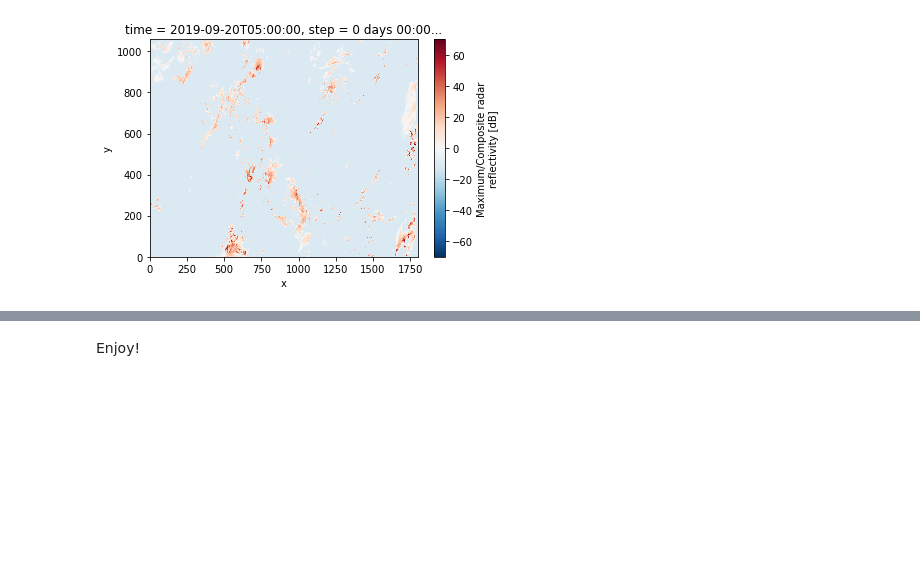
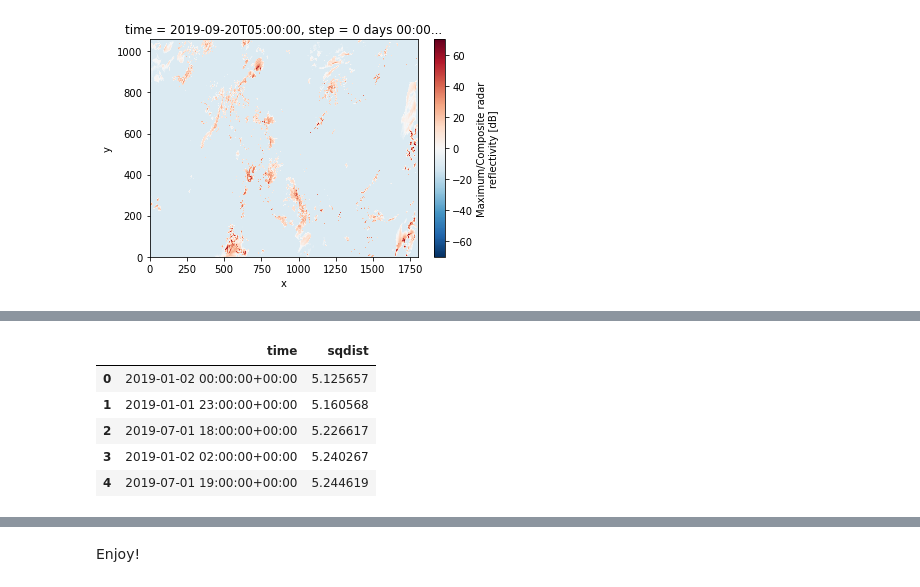
Before and after one commit to GoogleCloudPlatform/ml-design-patterns, a Jupyter notebook: 02_data_representation/weather_search/wx_embeddings.ipynb, the cells around one changed output, grey strips where cells are left out. Cells and saved outputs as stored; diff of their text form; code cells hidden in the pictures; blank space fills up the shorter version.

```diff
--- a/02_data_representation/weather_search/wx_embeddings.ipynb
+++ b/02_data_representation/weather_search/wx_embeddings.ipynb
@@ -545,0 +597,9 @@ gs://high-resolution-rapid-refresh/hrrr.20190920/conus/hrrr.t05z.wrfsfcf00.grib2
+# %%
+df
+# %% [output]
+|  | time | sqdist |
+| 0 | 2019-01-02 00:00:00+00:00 | 5.125657 |
+| 1 | 2019-01-01 23:00:00+00:00 | 5.160568 |
+| 2 | 2019-07-01 18:00:00+00:00 | 5.226617 |
+| 3 | 2019-01-02 02:00:00+00:00 | 5.240267 |
+| 4 | 2019-07-01 19:00:00+00:00 | 5.244619 |
```
Also changed, not shown: parts of 9 cells of this notebook.
